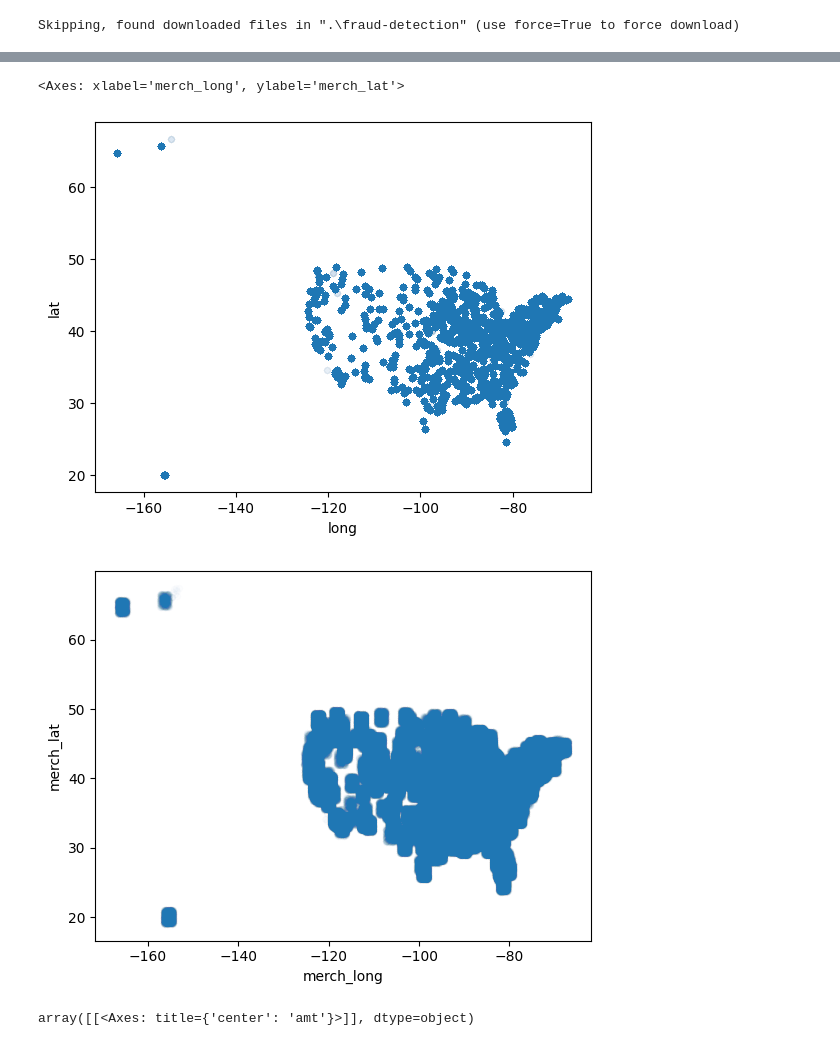
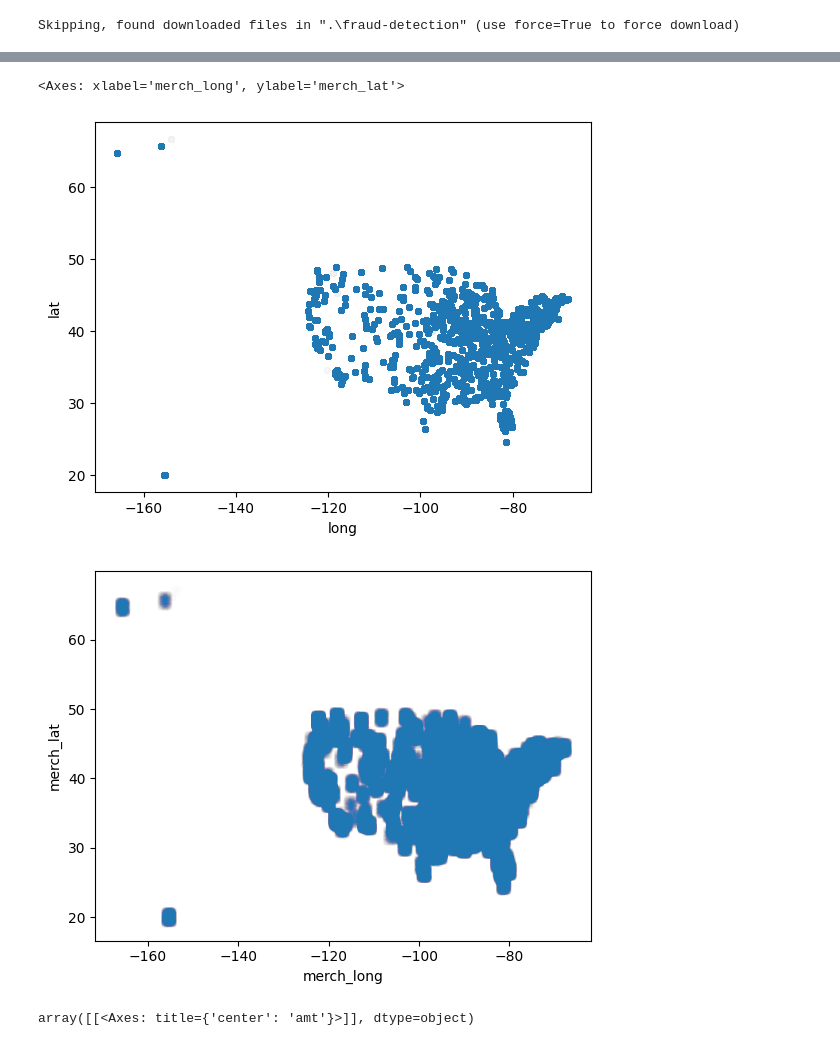
Before and after one commit to SenZmaKi/NyakaMwizi, a Jupyter notebook: nyakamwizi.ipynb, the cells around one changed output, grey strips where cells are left out. Cells and saved outputs as stored; diff of their text form; code cells hidden in the pictures.

```diff
--- a/nyakamwizi.ipynb
+++ b/nyakamwizi.ipynb
@@ -60,7 +60,8 @@ def process_features(df: pd.DataFrame)->pd.DataFrame:
     new_df["time_interval"] = pd.cut(new_df["time"], bins=12)
     new_df["amt_interval"] = pd.cut(new_df["amt"], bins=6)
     new_df["age_interval"] = pd.cut(new_df["age"], bins=6)
-    new_column_order = ["full_name", "gender", "age", "age_interval", "job", "lat", "long", "city_pop", "merch_name", "merch_lat", "merch_long", "amt", "amt_interval", "category", "time", "time_interval", "dow", "dom", "month", "year", "is_fraud"]
+    new_df["city_pop_interval"] = pd.cut(new_df["city_pop"], bins=6)
+    new_column_order = ["full_name", "gender", "age", "age_interval", "job", "lat", "long", "city_pop", "city_pop_interval", "merch_name", "merch_lat", "merch_long", "amt", "amt_interval", "category", "time", "time_interval", "dow", "dom", "month", "year", "is_fraud"]
     return new_df.reindex(columns=new_column_order)
 
 
@@ -103,11 +117,11 @@ Name: is_fraud, dtype: float64
 # %%
-transactions_encoded.plot(kind="scatter", x="long", y="lat", alpha=0.01)
-transactions_encoded.plot(kind="scatter", x="merch_long", y="merch_lat", alpha=0.01)
+transactions_encoded.plot(kind="scatter", x="long", y="lat", alpha=0.002)
+transactions_encoded.plot(kind="scatter", x="merch_long", y="merch_lat", alpha=0.002)
 #Both the merchants and customers seem to be around the same country/state
 # %% [output]
 <Axes: xlabel='merch_long', ylabel='merch_lat'>
 [figure]
-[figure, old version]
+[figure, new version]
 # %%
 transactions_encoded.hist(column="amt", range=(0, 500), bins=100)
 #The usual range of the amount transacted seems to be betwwen 0 and 500
```
Also changed, not shown: parts of 6 cells of this notebook.
